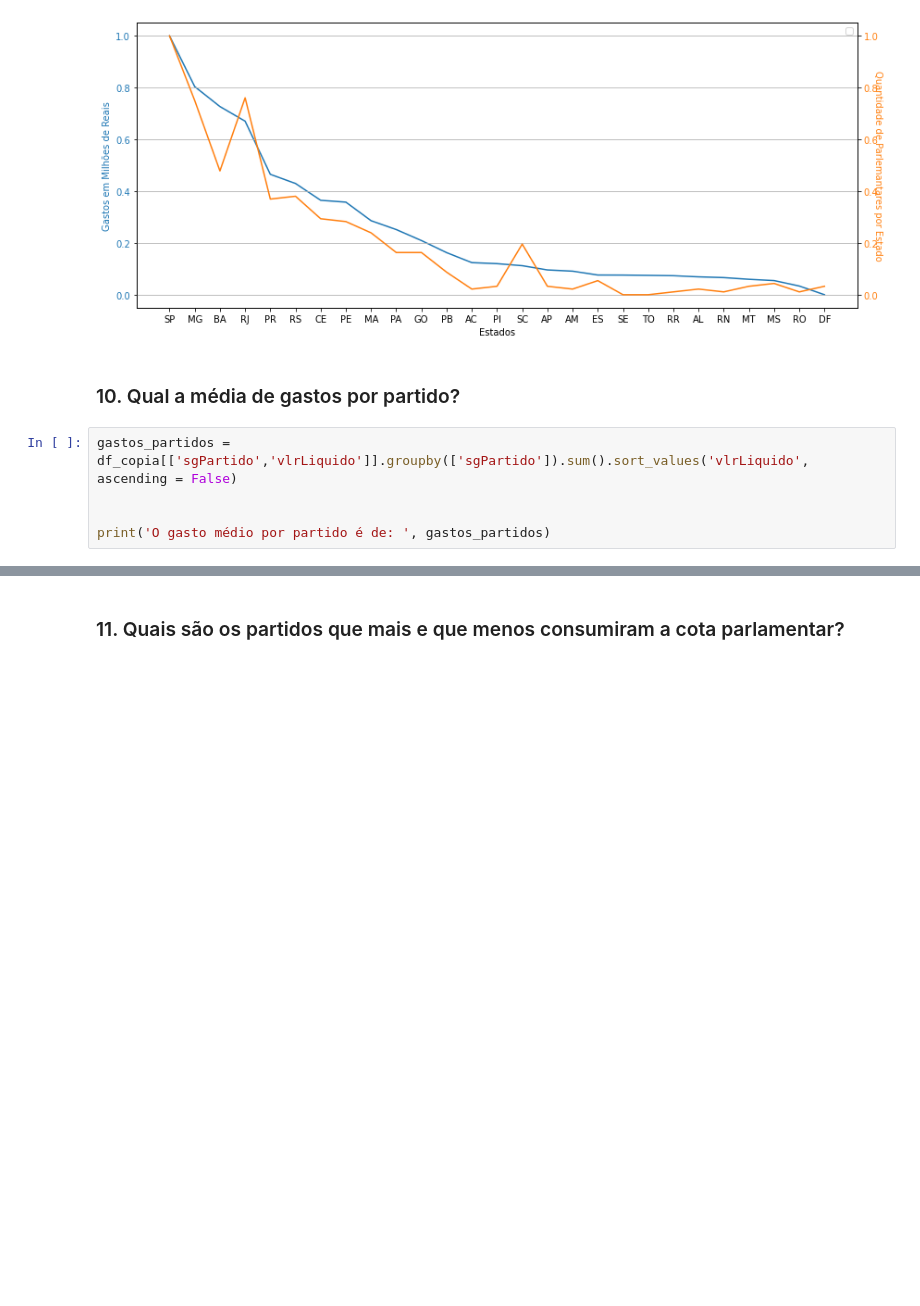
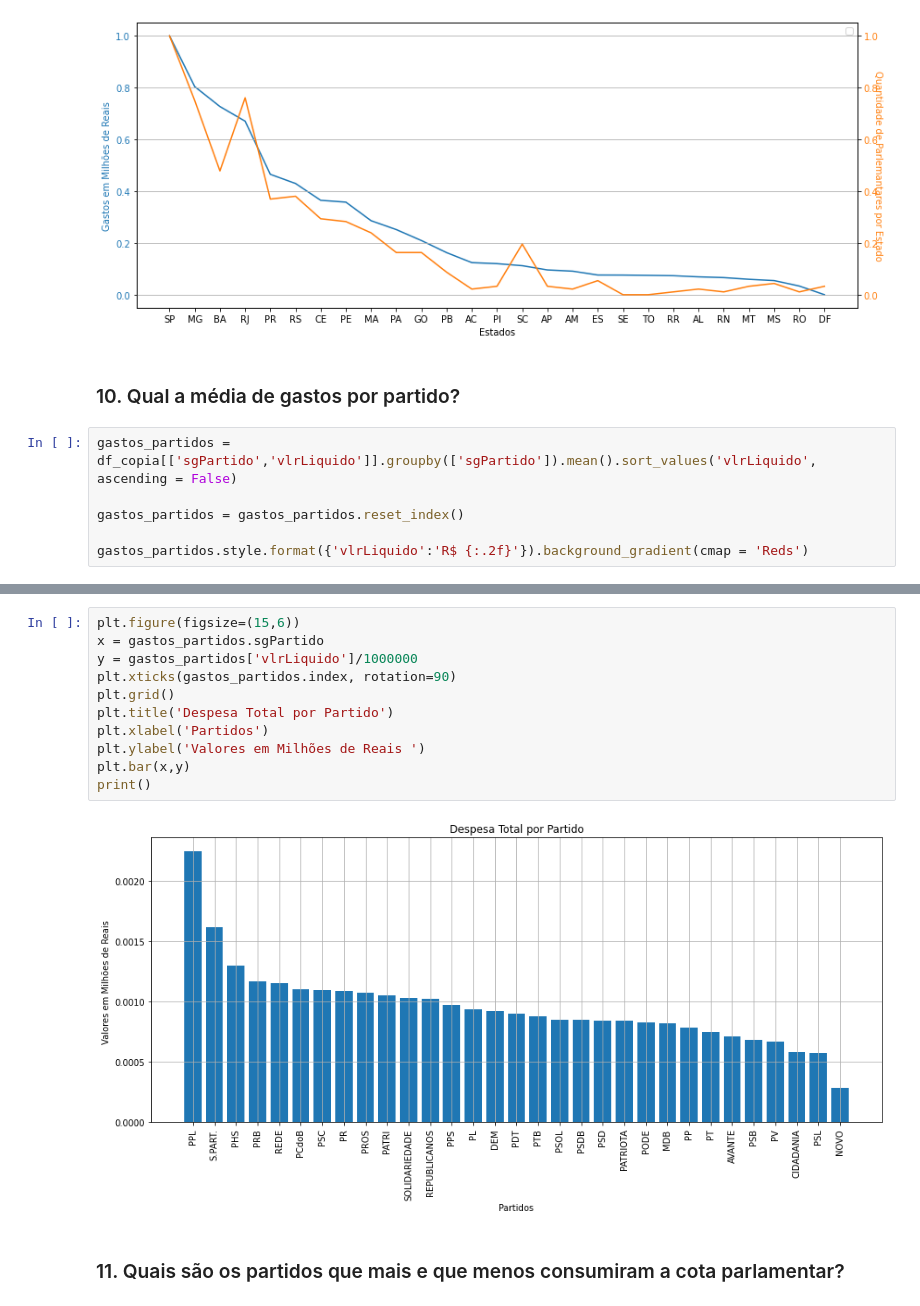
Before and after one commit to Sartorio12/Projeto_Modulo_5, a Jupyter notebook: notebook1.ipynb, the cells around one changed output, grey strips where cells are left out. Drawn from its saved outputs; the diff is of its cells as text; blank space fills up the shorter version.

```diff
--- a/notebook1.ipynb
+++ b/notebook1.ipynb
@@ -894,8 +944,9 @@ No artists with labels found to put in legend.  Note that artists whose label st
 # %% [markdown]
 ### 10. Qual a média de gastos por partido?
 # %%
-gastos_partidos = df_copia[['sgPartido','vlrLiquido']].groupby(['sgPartido']).sum().sort_values('vlrLiquido', ascending = False)
+gastos_partidos = df_copia[['sgPartido','vlrLiquido']].groupby(['sgPartido']).mean().sort_values('vlrLiquido', ascending = False)
 
+gastos_partidos = gastos_partidos.reset_index()
 
-print('O gasto médio por partido é de: ', gastos_partidos)
+gastos_partidos.style.format({'vlrLiquido':'R$ {:.2f}'}).background_gradient(cmap = 'Reds')
 # %% [output]
@@ -919,3 +970,16 @@ PPL               44925.75
+# %%
+plt.figure(figsize=(15,6))
+x = gastos_partidos.sgPartido
+y = gastos_partidos['vlrLiquido']/1000000
+plt.xticks(gastos_partidos.index, rotation=90)
+plt.grid()
+plt.title('Despesa Total por Partido')
+plt.xlabel('Partidos')
+plt.ylabel('Valores em Milhões de Reais ')
+plt.bar(x,y)
+print()
+# %% [output]
+[figure, added]
 # %% [markdown]
 ### 11. Quais são os partidos que mais e que menos consumiram a cota parlamentar?
 # %%
```
Also changed, not shown: parts of 12 cells of this notebook.
